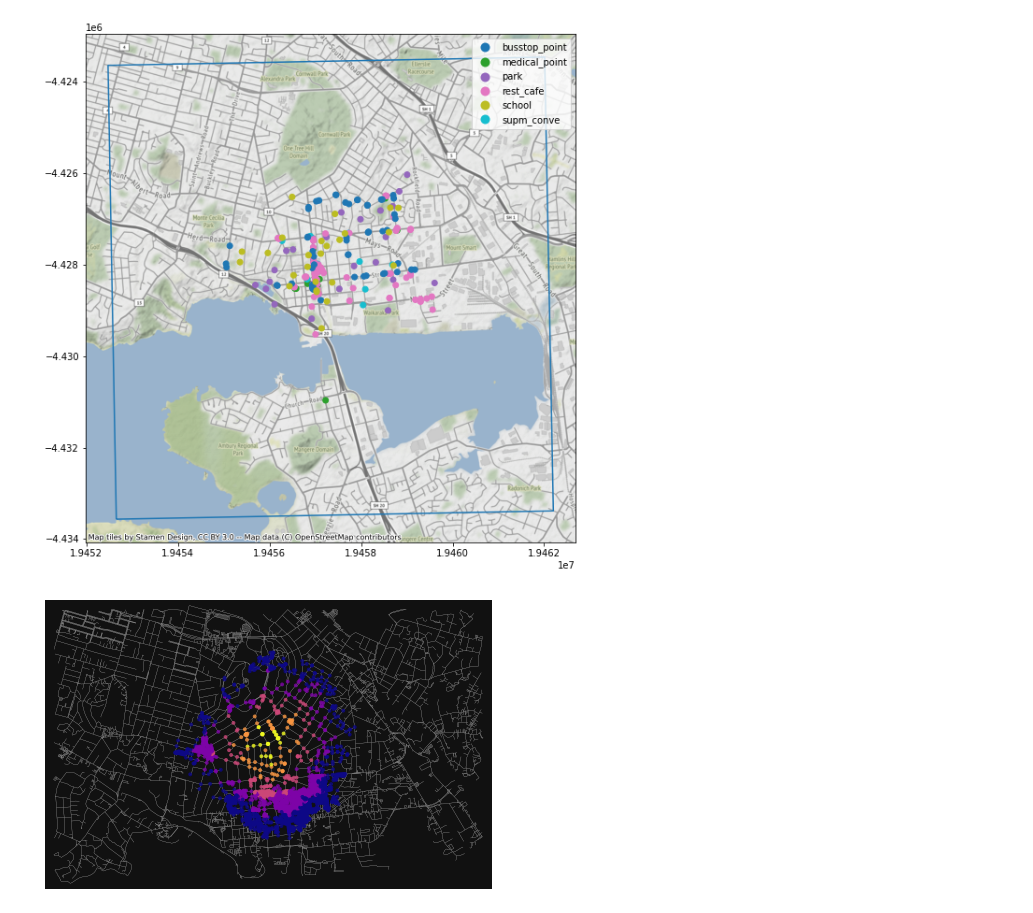
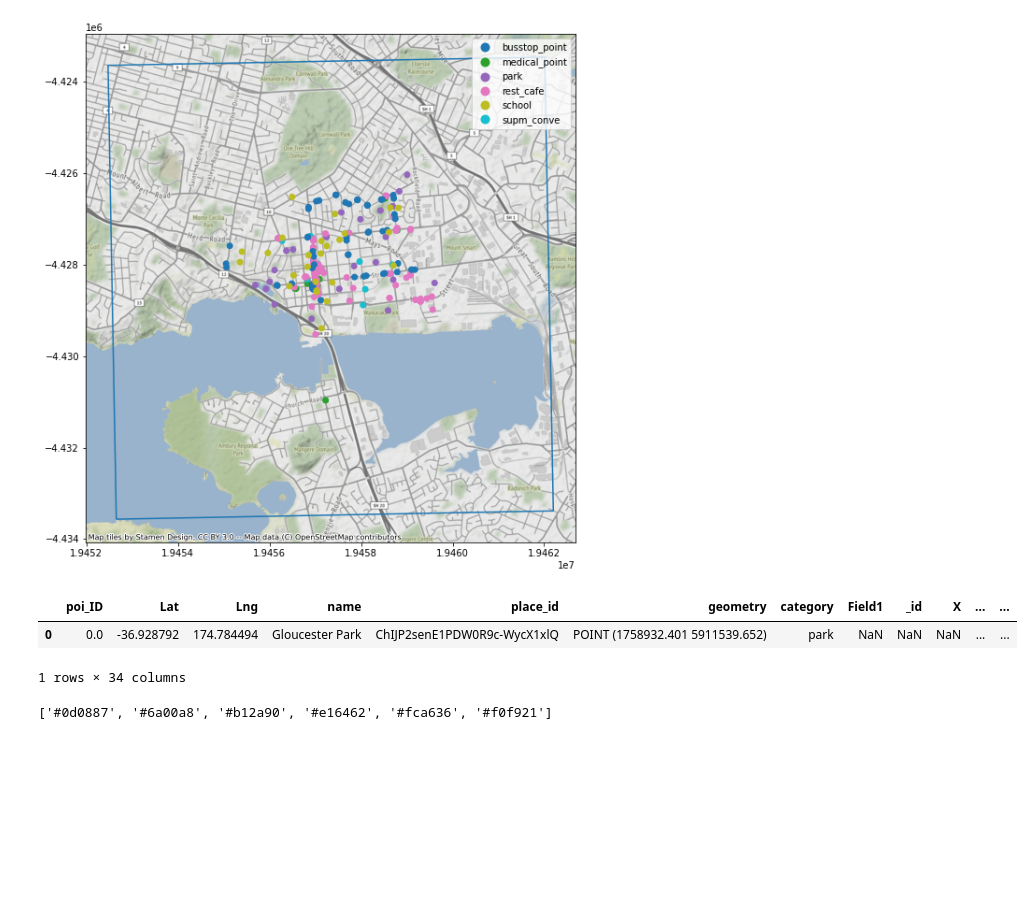
Before and after one commit to UoA-eResearch/onehunga_poi_proximity, a Jupyter notebook: process.ipynb, the cells around one changed output. Drawn from its saved outputs; the diff is of its cells as text; code cells hidden in the pictures; blank space fills up the shorter version.

```diff
--- a/process.ipynb
+++ b/process.ipynb
@@ -96,33 +90,42 @@ G = ox.graph_from_polygon(AOI.to_crs(4326)[0], network_type=network_type)
-# %%
-# find the centermost node and then project the graph to UTM
-gdf_nodes = ox.graph_to_gdfs(G, edges=False)
-x, y = gdf_nodes["geometry"].unary_union.centroid.xy
-center_node = ox.distance.nearest_nodes(G, x[0], y[0])
-G = ox.project_graph(G, 2193)
 # %%
+# Adapted from https://github.com/gboeing/osmnx-examples/blob/main/notebooks/13-isolines-isochrones.ipynb
+network_type = "walk"
+trip_time = 15  # in minutes
+travel_speed = 4.5  # walking speed in km/hour
+
+# download the street network
+G = ox.graph_from_polygon(AOI.to_crs(4326)[0], network_type=network_type)
+# project the graph to 2193 CRS (units in meters)
+G = ox.project_graph(G, 2193)
 # add an edge attribute for time in minutes required to traverse each edge
 meters_per_minute = travel_speed * 1000 / 60  # km per hour to m per minute
 for _, _, _, data in G.edges(data=True, keys=True):
     data["time"] = data["length"] / meters_per_minute
+# %%
+def get_isochrone_polygon(point):
+    x, y = point.coords[0]
+    # Get the closest node to the given point
+    center_node = ox.distance.nearest_nodes(G, x, y)
+    # Filter the street network to just the nodes accessible within trip_time minutes
+    subgraph = nx.ego_graph(G, center_node, radius=trip_time, distance="time")
+    # Get just the x,y points from the subgraph
+    node_points = [Point((data["x"], data["y"])) for node, data in subgraph.nodes(data=True)]
+    # Take the convex_hull polygon
+    bounding_poly = gpd.GeoSeries(node_points).unary_union.convex_hull
+    return bounding_poly
+
+df["isochrone_polygon"] = df.geometry.progress_apply(get_isochrone_polygon)
+# %%
+# Take the first row as a sample, to plot isochrone results
+sample = df.loc[0:0]
+sample
+# %% [output]
+|  | poi_ID | Lat | Lng | name | place_id | geometry | category | Field1 | _id | X | ... | ... |
+| 0 | 0.0 | -36.928792 | 174.784494 | Gloucester Park | ChIJP2senE1PDW0R9c-WycX1xlQ | POINT (1758932.401 5911539.652) | park | NaN | NaN | NaN | ... | ... |
+1 rows × 34 columns
 # %%
-# get one color for each isochrone
-iso_colors = ox.plot.get_colors(n=len(trip_times), cmap="plasma", start=0, return_hex=True)
+# get one color for each category
+colors = ox.plot.get_colors(n=len(df.category.unique()), cmap="plasma", start=0, return_hex=True)
+print(colors)
+# %% [output]
+['#0d0887', '#6a00a8', '#b12a90', '#e16462', '#fca636', '#f0f921']
-# %%
-# color the nodes according to isochrone then plot the street network
-node_colors = {}
-for trip_time, color in zip(sorted(trip_times, reverse=True), iso_colors):
-    subgraph = nx.ego_graph(G, center_node, radius=trip_time, distance="time")
-    for node in subgraph.nodes():
-        node_colors[node] = color
-nc = [node_colors[node] if node in node_colors else "none" for node in G.nodes()]
-ns = [15 if node in node_colors else 0 for node in G.nodes()]
-fig, ax = ox.plot_graph(
-    G,
-    node_color=nc,
-    node_size=ns,
-    node_alpha=0.8,
-    edge_linewidth=0.2,
-    edge_color="#999999",
-)
-# %% [output]
-[figure, removed]
```
Also changed, not shown: parts of 12 cells of this notebook.
